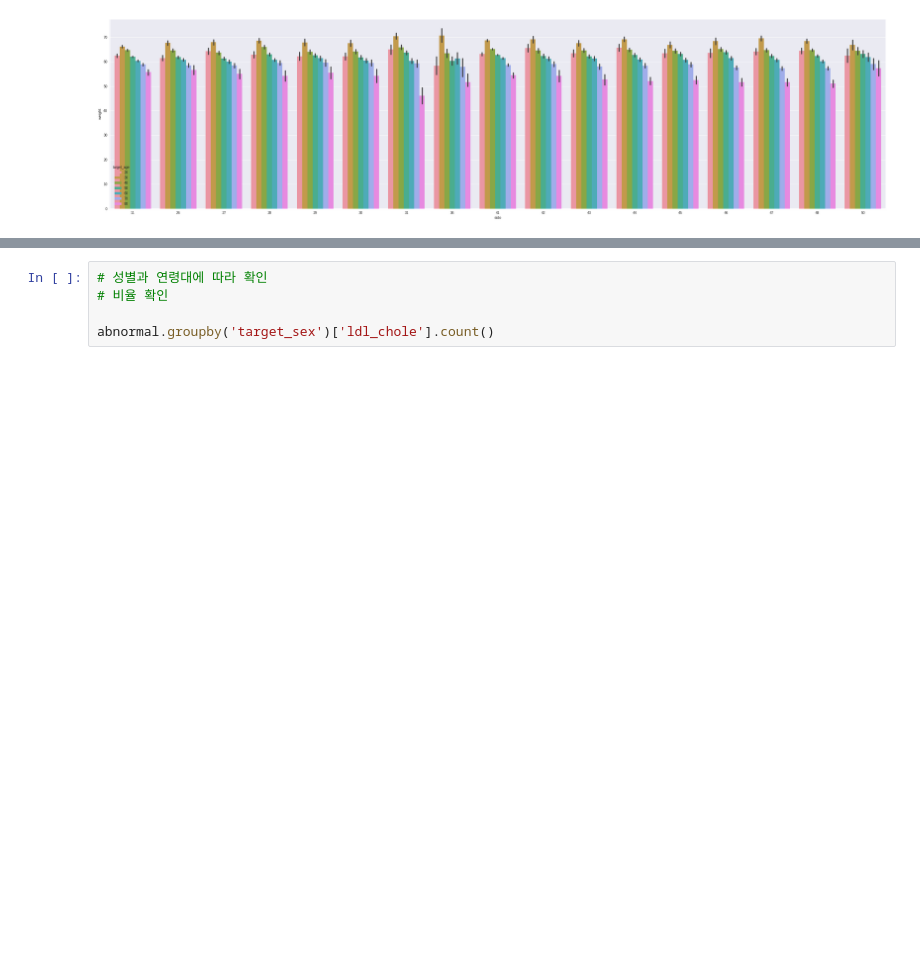
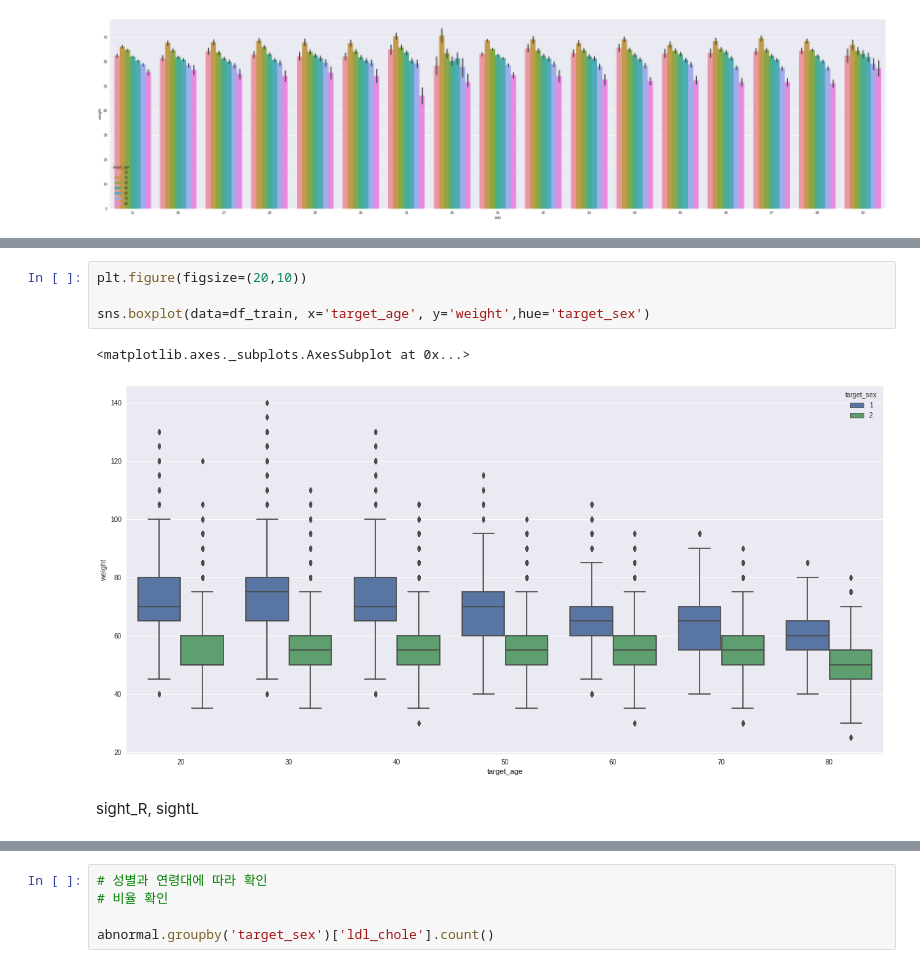
Before and after one commit to GayeonKimm/DS, a Jupyter notebook: 220603_medical_EDA.ipynb, the cells around one changed output, grey strips where cells are left out. Saved outputs shown, nothing was run; the diff lists cells and outputs as text; blank space fills up the shorter version.

```diff
--- a/220603_medical_EDA.ipynb
+++ b/220603_medical_EDA.ipynb
@@ -368,0 +266,9 @@ print(len(abnormal))
+# %%
+plt.figure(figsize=(20,10))
+
+sns.boxplot(data=df_train, x='target_age', y='weight',hue='target_sex')
+# %% [output]
+<matplotlib.axes._subplots.AxesSubplot at 0x...>
+[figure, added]
+# %% [markdown]
+sight_R, sightL
```
Also changed, not shown: parts of 56 cells of this notebook.
